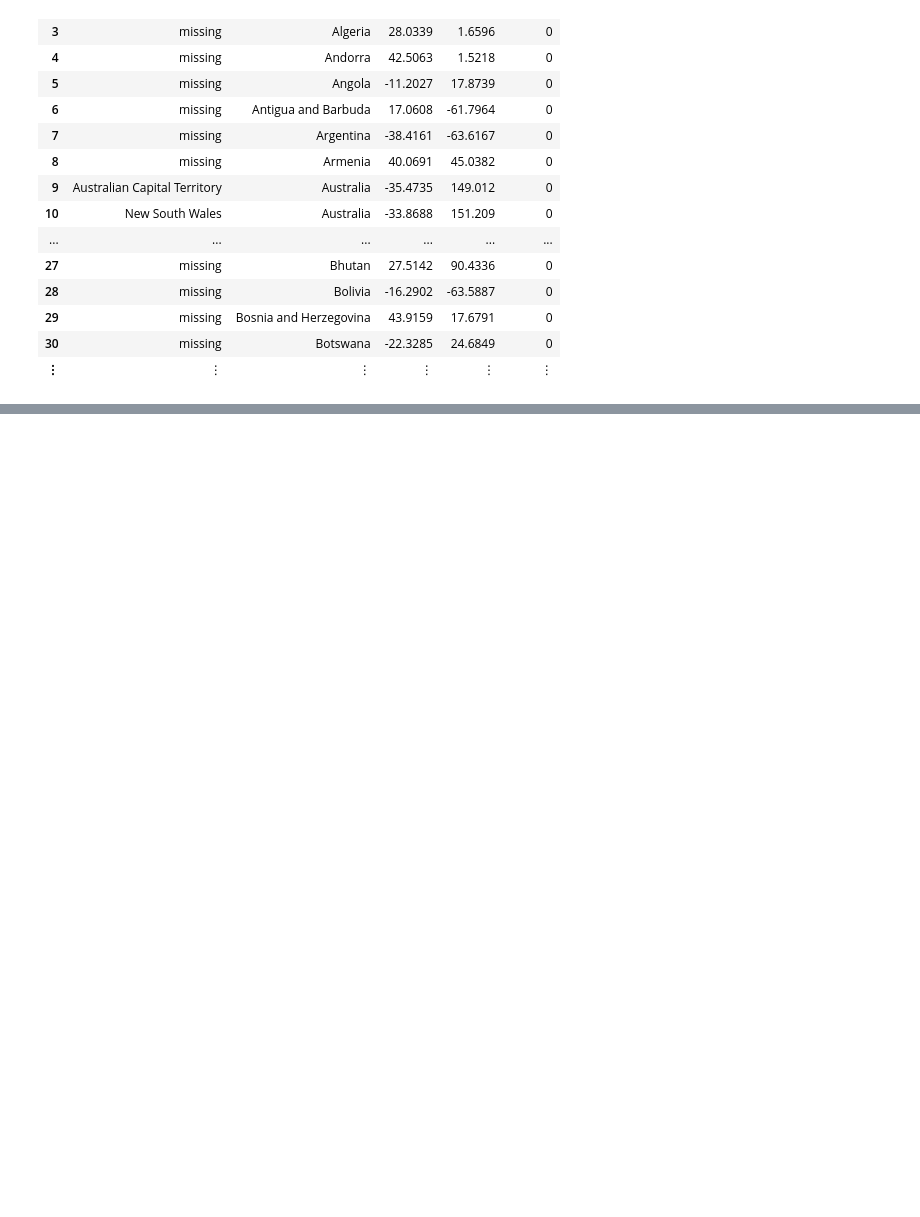
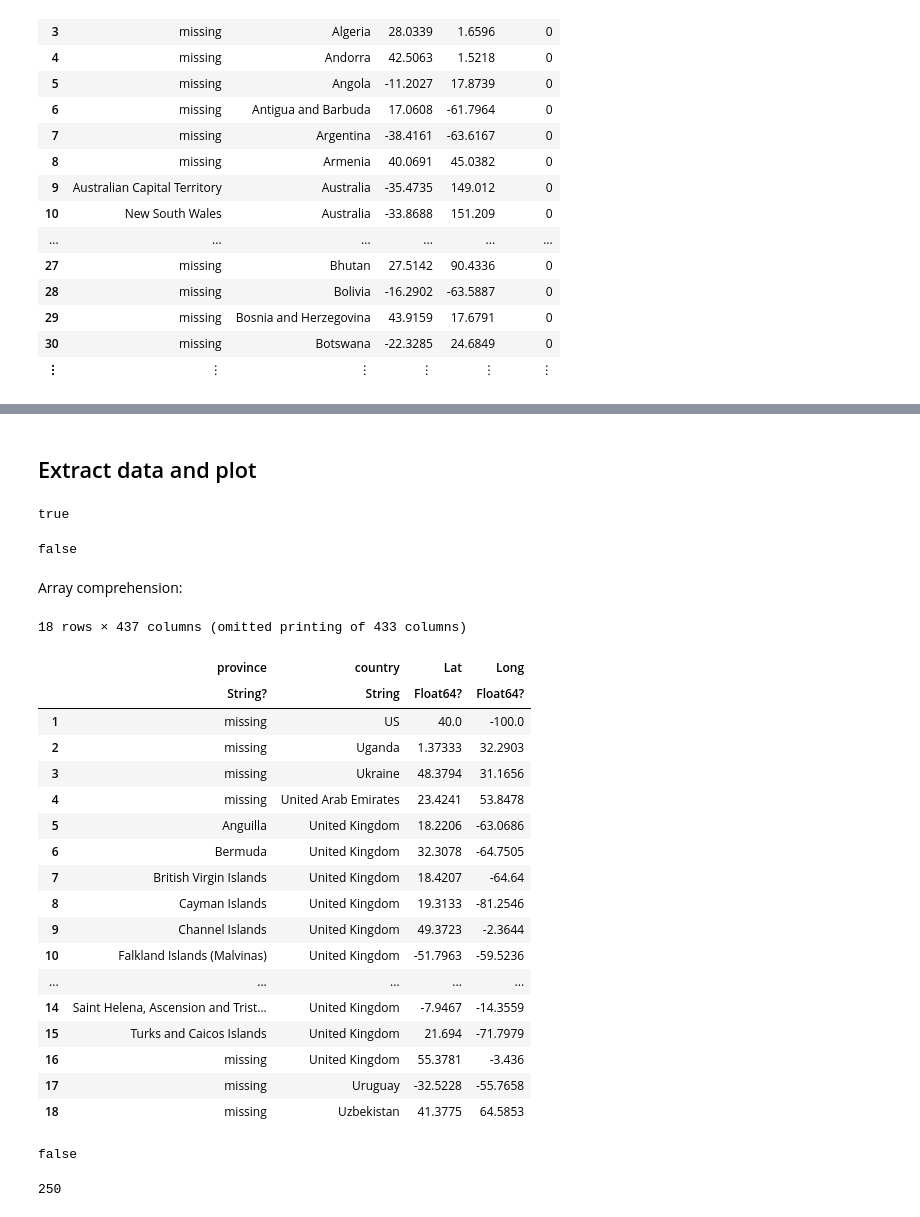
Before and after one commit to FernandoMarcon/COVID_with_Julia, a Jupyter notebook: Exploring data on COVID-19.ipynb, the cells around one changed output, grey strips where cells are left out. Drawn from its saved outputs; the diff is of its cells as text; code cells hidden in the pictures; blank space fills up the shorter version.

```diff
--- a/Exploring data on COVID-19.ipynb
+++ b/Exploring data on COVID-19.ipynb
@@ -188,0 +158,2 @@ julia> rename(df, [1 => :A, 2 => :X])
+# %%
+countries = data[:,2]
@@ -188,0 +233,44 @@ julia> rename(df, [1 => :A, 2 => :X])
+# %% [markdown]
+## Extract data and plot
+# %%
+startswith("United","U")
+# %% [output]
+true
+# %%
+startswith("David", "U")
+# %% [output]
+false
+# %% [markdown]
+Array comprehension:
+# %%
+U_countries = [startswith(country, "U") for country in countries];
+# %%
+data[U_countries, :]
+# %% [output]
+18 rows × 437 columns (omitted printing of 433 columns)
+|  | province | country | Lat | Long |
+|  | String? | String | Float64? | Float64? |
+| 1 | missing | US | 40.0 | -100.0 |
+| 2 | missing | Uganda | 1.37333 | 32.2903 |
+| 3 | missing | Ukraine | 48.3794 | 31.1656 |
+| 4 | missing | United Arab Emirates | 23.4241 | 53.8478 |
+| 5 | Anguilla | United Kingdom | 18.2206 | -63.0686 |
+| 6 | Bermuda | United Kingdom | 32.3078 | -64.7505 |
+| 7 | British Virgin Islands | United Kingdom | 18.4207 | -64.64 |
+| 8 | Cayman Islands | United Kingdom | 19.3133 | -81.2546 |
+| 9 | Channel Islands | United Kingdom | 49.3723 | -2.3644 |
+| 10 | Falkland Islands (Malvinas) | United Kingdom | -51.7963 | -59.5236 |
+| ... | ... | ... | ... | ... |
+| 14 | Saint Helena, Ascension and Trist... | United Kingdom | -7.9467 | -14.3559 |
+| 15 | Turks and Caicos Islands | United Kingdom | 21.694 | -71.7979 |
+| 16 | missing | United Kingdom | 55.3781 | -3.436 |
+| 17 | missing | Uruguay | -32.5228 | -55.7658 |
+| 18 | missing | Uzbekistan | 41.3775 | 64.5853 |
+# %%
+countries == "US"
+# %% [output]
+false
+# %%
+US_row = findfirst(countries .== "US")
+# %% [output]
+250
```
Also changed, not shown: parts of 28 cells of this notebook.
